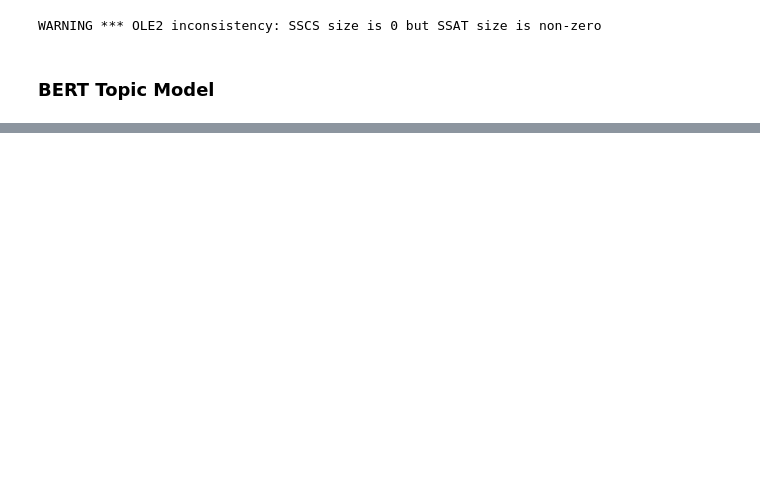
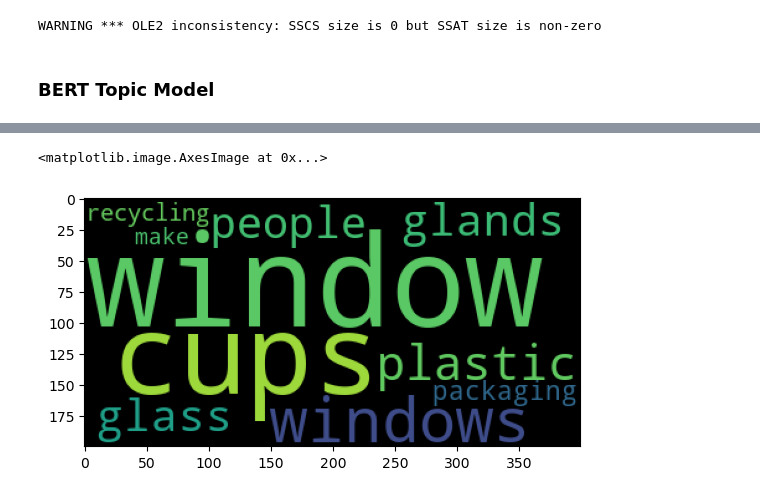
Before and after one commit to shahamana/rosetta-topic-model, a Jupyter notebook: bert_student_analysis.ipynb, the cells around one changed output, grey strips where cells are left out. Drawn from its saved outputs; the diff is of its cells as text; code cells hidden in the pictures; blank space fills up the shorter version.

Commit message:
updates to models

```diff
--- a/bert_student_analysis.ipynb
+++ b/bert_student_analysis.ipynb
@@ -95,0 +99,15 @@ ValueError: Mime type rendering requires nbformat>=4.2.0 but it is not installed
+# %%
+def get_topic_dict(num):
+        topic = topic_model.get_topic(num)
+        topic_dict = {}
+
+        for word in topic:
+                topic_dict[word[0]] = word[1]
+
+        return topic_dict
+# %%
+wc = WordCloud().fit_words(get_topic_dict(0))
+plt.imshow(wc)
+# %% [output]
+<matplotlib.image.AxesImage at 0x...>
+[figure, added]
```
Also changed, not shown: parts of 22 cells of this notebook, 1 other file.
